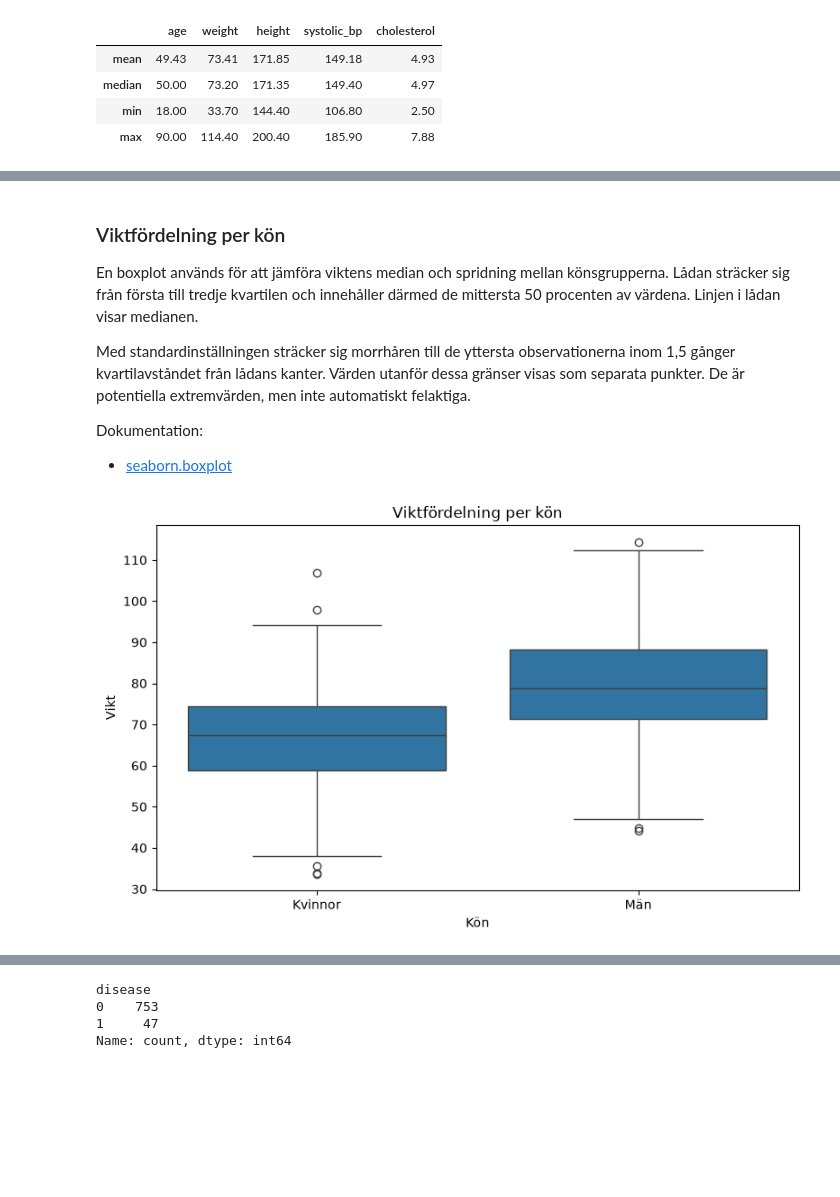
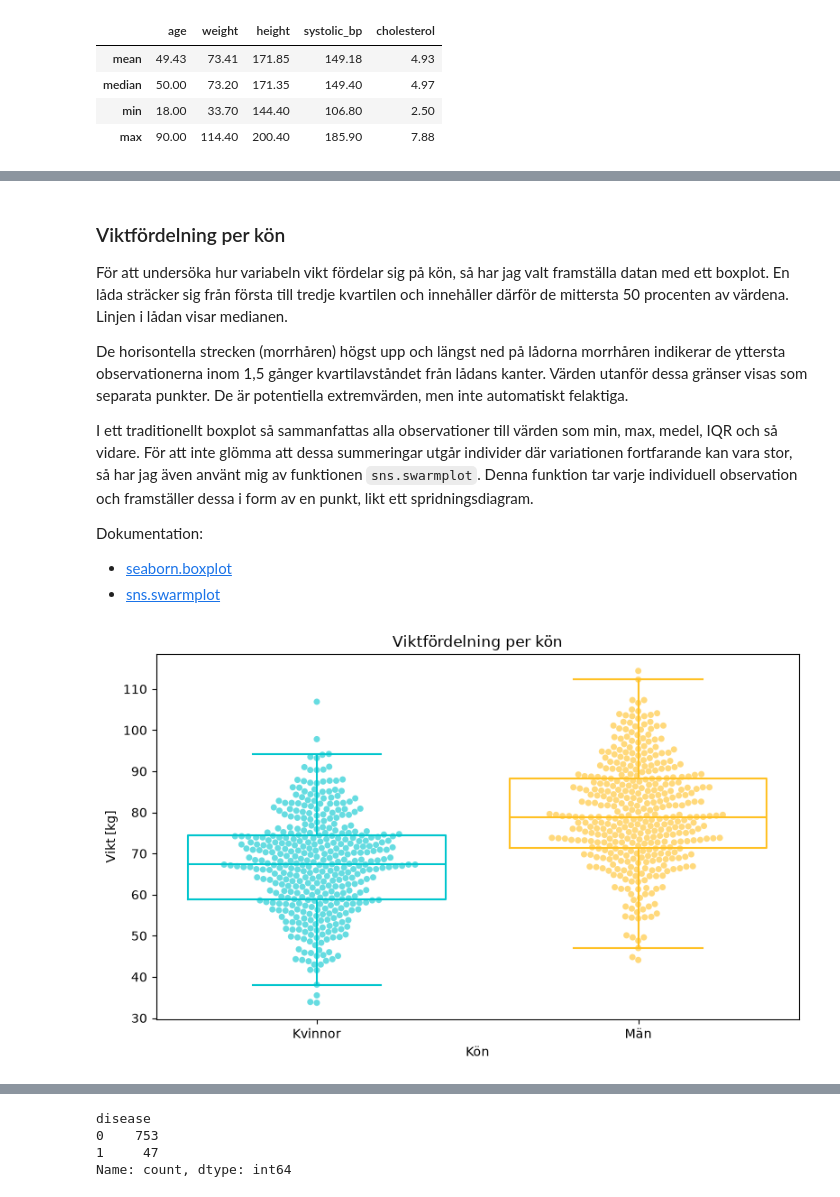
Before and after one commit to VicluUiB/statistisk-analys-halsodata_VictorLundstr-m, a Jupyter notebook: analys.ipynb, the cells around one changed output, grey strips where cells are left out. Drawn from its saved outputs; the diff is of its cells as text; code cells hidden in the pictures; blank space fills up the shorter version.

```diff
--- a/analys.ipynb
+++ b/analys.ipynb
@@ -108,30 +116,19 @@ analyzer.plot_histogram(
 # %% [markdown]
 ### Viktfördelning per kön
 
-En boxplot används för att jämföra viktens median och spridning
-mellan könsgrupperna. Lådan sträcker sig från första till tredje
-kvartilen och innehåller därmed de mittersta 50 procenten av
+För att undersöka hur variabeln vikt fördelar sig på kön, så har jag valt framställa datan med ett boxplot.
+En låda sträcker sig från första till tredje kvartilen och innehåller därför de mittersta 50 procenten av
 värdena. Linjen i lådan visar medianen.
 
-Med standardinställningen sträcker sig morrhåren till de yttersta
-observationerna inom 1,5 gånger kvartilavståndet från lådans
-kanter. Värden utanför dessa gränser visas som separata punkter.
-De är potentiella extremvärden, men inte automatiskt felaktiga.
+De horisontella strecken (morrhåren) högst upp och längst ned på lådorna morrhåren indikerar de yttersta observationerna inom 1,5 gånger kvartilavståndet från lådans kanter. Värden utanför dessa gränser visas som separata punkter. De är potentiella extremvärden, men inte automatiskt felaktiga.
+
+I ett traditionellt boxplot så sammanfattas alla observationer till värden som min, max, medel, IQR och så vidare. För att inte glömma att dessa summeringar utgår individer där variationen fortfarande kan vara stor, så har jag även använt mig av funktionen `sns.swarmplot`. Denna funktion tar varje individuell observation och framställer dessa i form av en punkt, likt ett spridningsdiagram.
 
 Dokumentation:
 - [seaborn.boxplot](https://seaborn.pydata.org/generated/seaborn.boxplot.html)
+- [sns.swarmplot](https://seaborn.pydata.org/generated/seaborn.swarmplot.html)
 # %%
-plt.figure(figsize=(8, 5))
-
-sns.boxplot(data=df, x="sex", y="weight", order=["F", "M"])
-
-plt.title("Viktfördelning per kön")
-plt.xlabel("Kön")
-plt.ylabel("Vikt")
-plt.xticks([0, 1], ["Kvinnor", "Män"])
-
-plt.tight_layout()
-plt.show()
+analyzer.plot_boxplot()
 # %% [output]
-[figure, old version]
+[figure, new version]
 # %% [markdown]
```
Also changed, not shown: parts of 54 cells of this notebook, 2 other files.
